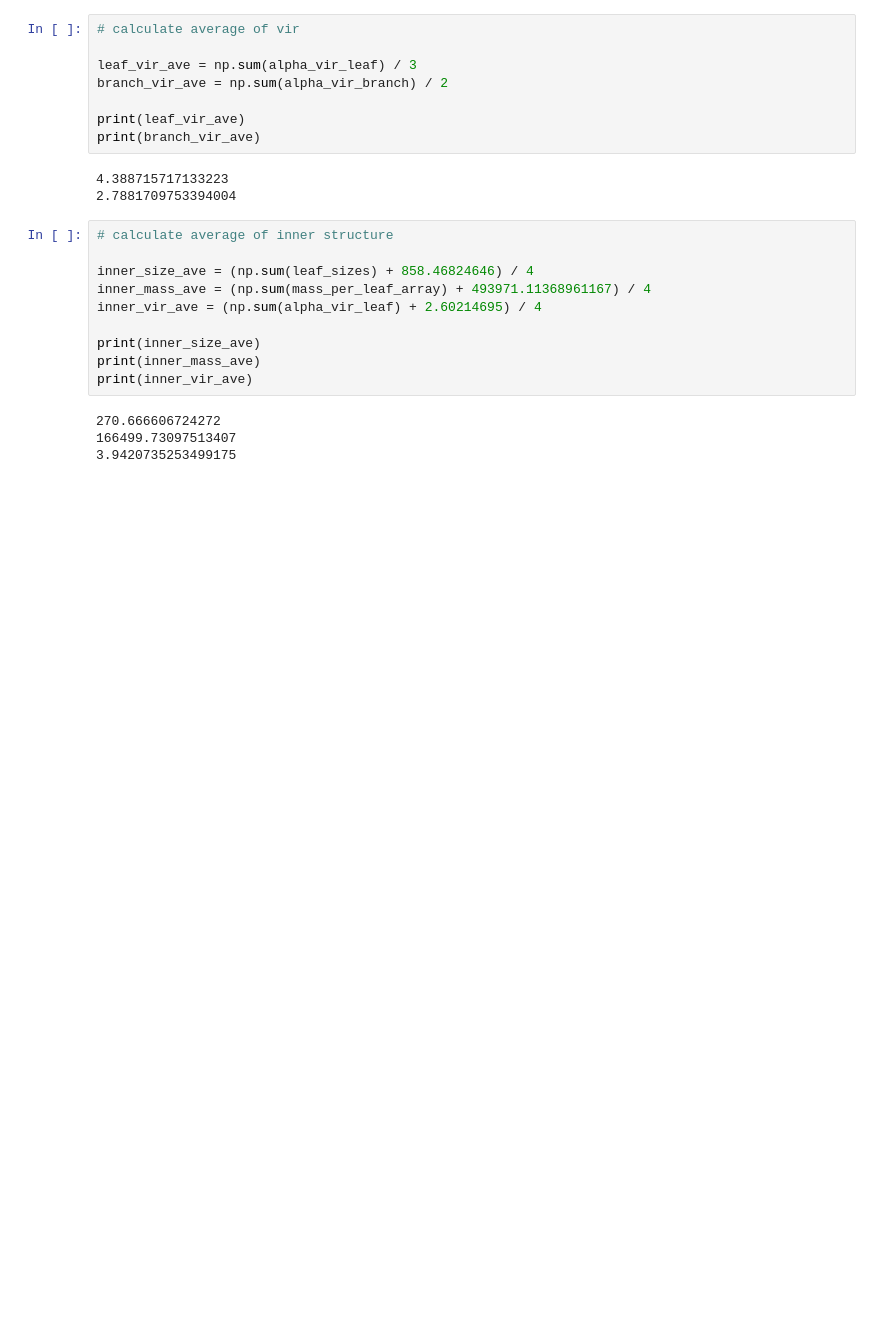
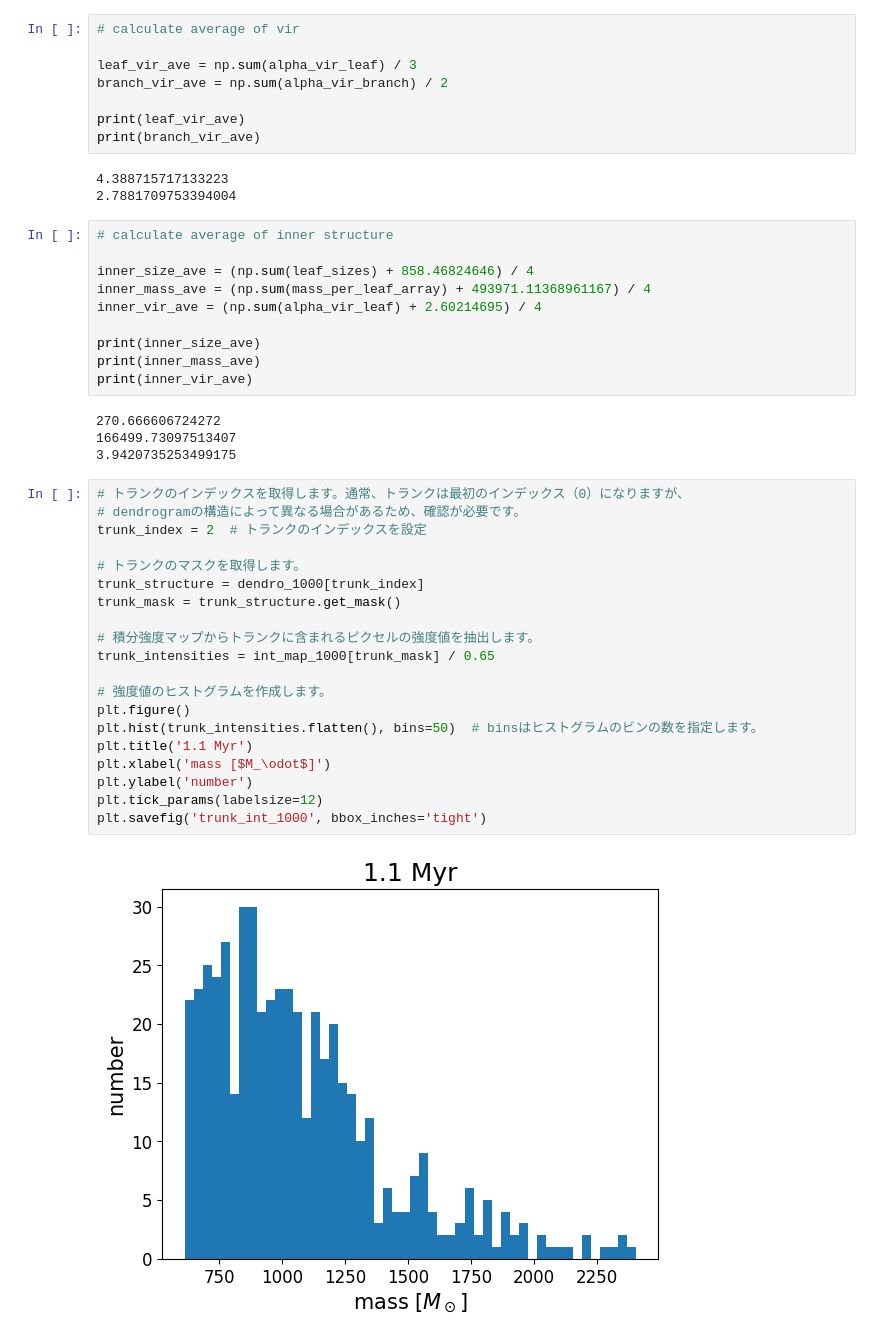
Before and after one commit to kotora260/StarGen, a Jupyter notebook: dendro2D_1000.ipynb, the cells around one changed output. Saved outputs shown, nothing was run; the diff lists cells and outputs as text; blank space fills up the shorter version.

```diff
--- a/dendro2D_1000.ipynb
+++ b/dendro2D_1000.ipynb
@@ -527,3 +527,25 @@ print(inner_vir_ave)
 270.666606724272
 166499.73097513407
 3.9420735253499175
+# %%
+# トランクのインデックスを取得します。通常、トランクは最初のインデックス（0）になりますが、
+# dendrogramの構造によって異なる場合があるため、確認が必要です。
+trunk_index = 2  # トランクのインデックスを設定
+
+# トランクのマスクを取得します。
+trunk_structure = dendro_1000[trunk_index]
+trunk_mask = trunk_structure.get_mask()
+
+# 積分強度マップからトランクに含まれるピクセルの強度値を抽出します。
+trunk_intensities = int_map_1000[trunk_mask] / 0.65
+
+# 強度値のヒストグラムを作成します。
+plt.figure()
+plt.hist(trunk_intensities.flatten(), bins=50)  # binsはヒストグラムのビンの数を指定します。
+plt.title('1.1 Myr')
+plt.xlabel('mass [$M_\odot$]')
+plt.ylabel('number')
+plt.tick_params(labelsize=12)
+plt.savefig('trunk_int_1000', bbox_inches='tight')
+# %% [output]
+[figure, added]
```
Also changed, not shown: parts of 8 cells of this notebook, 7 other files.
